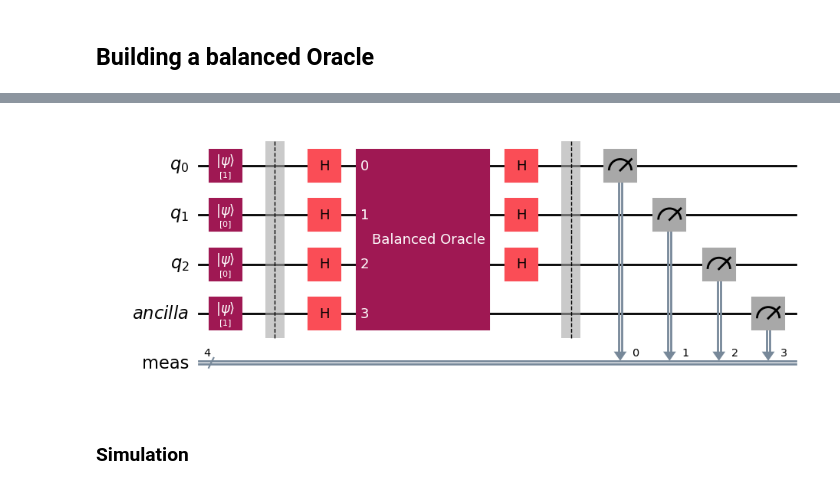
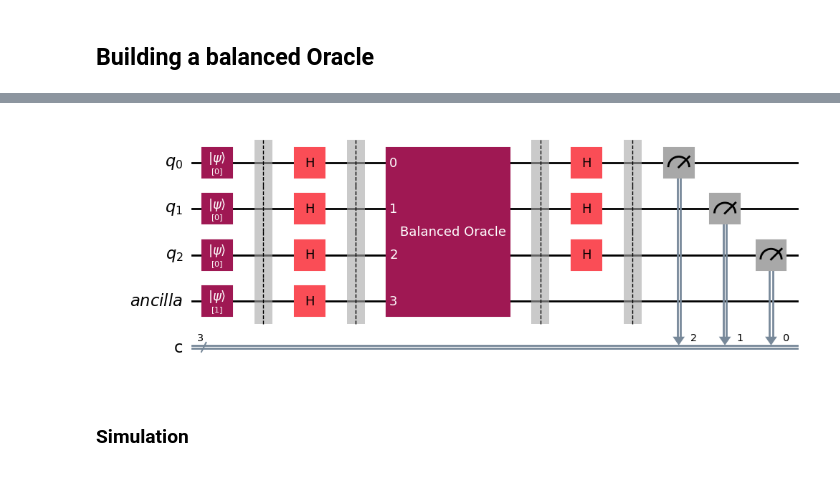
Before and after one commit to Yedi278/Quantum-Simulations, a Jupyter notebook: lezioni/lezione_3/deutsch-jozsa.ipynb, the cells around one changed output, grey strips where cells are left out. Drawn from its saved outputs; the diff is of its cells as text; code cells hidden in the pictures.

```diff
--- a/lezioni/lezione_3/deutsch-jozsa.ipynb
+++ b/lezioni/lezione_3/deutsch-jozsa.ipynb
@@ -21,7 +21,7 @@ The Oracle circuit:
     <img src="balanced_oracle.png" alt="Balanced Oracle" width="30%">
 </div>
 # %%
-def balanced_3_qubit_oracle(qr:QuantumRegister, ancilla:QuantumRegister) -> qiskit.circuit.Gate:
+def balanced_3_qubit_oracle(qr:QuantumRegister, ancilla:QuantumRegister, draw:bool=False) -> qiskit.circuit.Gate:
 
     qc = QuantumCircuit(qr, ancilla)
 
@@ -30,4 +30,9 @@ def balanced_3_qubit_oracle(qr:QuantumRegister, ancilla:QuantumRegister) -> qisk
     gate = qc.to_gate(label='Balanced Oracle')
     gate.name = 'Balanced Oracle'
 
+    if draw:
+        return qc
+
     return gate
+
+balanced_3_qubit_oracle(QuantumRegister(3, 'q'), QuantumRegister(1, 'ancilla'), draw=True).draw('mpl')
@@ -34,39 +41,57 @@ def balanced_3_qubit_oracle(qr:QuantumRegister, ancilla:QuantumRegister) -> qisk
 # %%
-def balanced_3_qb_dj_alg(init_states:list) -> QuantumCircuit:
+def balanced_3_qb_dj_alg(init_states:list, oracle_func=balanced_3_qubit_oracle) -> QuantumCircuit:
 
     qr = QuantumRegister(3, 'q')
     ancilla = QuantumRegister(1, 'ancilla')
 
-    qc = QuantumCircuit(qr, ancilla)
+    cr = ClassicalRegister(3, 'c')
+    # ancilla_cr = ClassicalRegister(1, 'ancilla_c')
+
+    qc = QuantumCircuit(qr, ancilla, cr)
 
     # initialize the qubit states
     qc.initialize(init_states[0], qr[0])
     qc.initialize(init_states[1], qr[1])
     qc.initialize(init_states[2], qr[2])
-    qc.initialize(init_states[3], ancilla[0])
+
+    if len(init_states) > 3:
+        qc.initialize(init_states[3], ancilla[0])
+    else:
+        qc.initialize(1, ancilla)
 
     qc.barrier()
 
     # Apply Hadamard gates to all qubits
     qc.h(qr)
     qc.h(ancilla)
 
+    qc.barrier()
+
     # Apply the balanced oracle
-    oracle = balanced_3_qubit_oracle(qr, ancilla)
+    oracle = oracle_func(qr, ancilla)
     qc.append(oracle, range(4))
 
-    # Apply Hadamard gates to all qubits again
+    qc.barrier()
+
+    # Apply Hadamard gates to qubits again
     qc.h(qr)
 
-    qc.measure_all(qr, ClassicalRegister(3, 'c'))
+    qc.barrier()
+
+    # Measure the qubits
+    for i in range(3):
+        qc.measure(qr[i], cr[3-i-1])
+
+    # qc.measure(ancilla[0], cr[3])
+    # qc.measure(ancilla[0], ancilla_cr[0])
 
     return qc
 
-init = [1, 0, 0, 1]
+init = ['0', '0', '0'] + ['1']
 qc = balanced_3_qb_dj_alg(init_states=init)
 qc.draw('mpl')
 # %% [output]
-[figure, old version]
+[figure, new version]
 # %% [markdown]
 ### Simulation
 # %%
```
Also changed, not shown: parts of 16 cells of this notebook.
